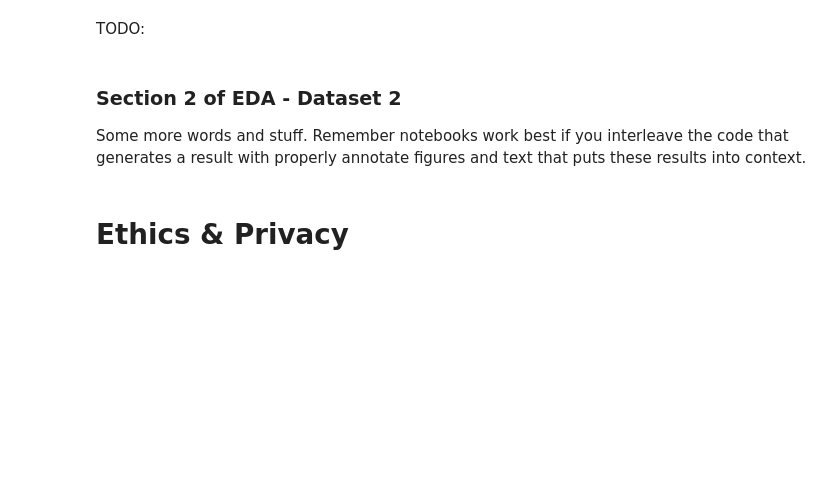
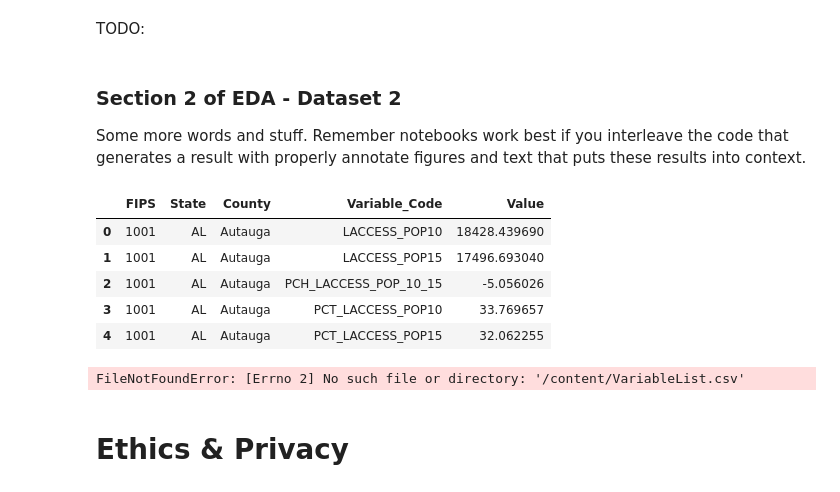
Before and after one commit to edwin815/diabetes_analysis, a Jupyter notebook: EDACheckpoint_Group132_WI24.ipynb, the cells around one changed output. Saved outputs shown, nothing was run; the diff lists cells and outputs as text; code cells hidden in the pictures; blank space fills up the shorter version.

```diff
--- a/EDACheckpoint_Group132_WI24.ipynb
+++ b/EDACheckpoint_Group132_WI24.ipynb
@@ -539,7 +539,20 @@ TODO:
 # %% [markdown]
 ### Section 2 of EDA - Dataset 2
 Some more words and stuff.  Remember notebooks work best if you interleave the code that generates a result with properly annotate figures and text that puts these results into context.
+# %%
+df = pd.read_csv("StateAndCountyData.csv")
 # %%
 ## YOUR CODE HERE
 ## FEEL FREE TO ADD MULTIPLE CELLS PER SECTION
-# Get means, medians, and spread
+df.head()
+# %% [output]
+|  | FIPS | State | County | Variable_Code | Value |
+| 0 | 1001 | AL | Autauga | LACCESS_POP10 | 18428.439690 |
+| 1 | 1001 | AL | Autauga | LACCESS_POP15 | 17496.693040 |
+| 2 | 1001 | AL | Autauga | PCH_LACCESS_POP_10_15 | -5.056026 |
+| 3 | 1001 | AL | Autauga | PCT_LACCESS_POP10 | 33.769657 |
+| 4 | 1001 | AL | Autauga | PCT_LACCESS_POP15 | 32.062255 |
+# %%
+var_df = pd.read_csv("/content/VariableList.csv")
+# %% [output]
+FileNotFoundError: [Errno 2] No such file or directory: '/content/VariableList.csv'
```
Also changed, not shown: parts of 10 cells of this notebook.
